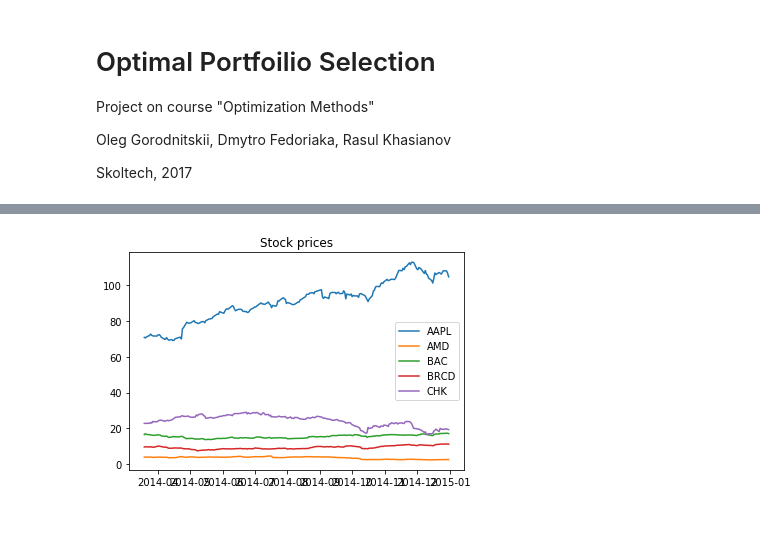
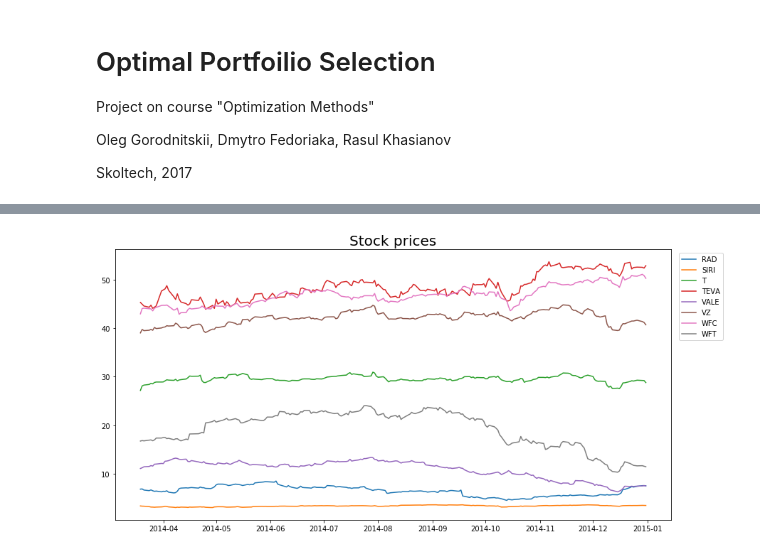
Before and after one commit to fedimser/MarkowitzPortfolio, a Jupyter notebook: code/Markovitz_new.ipynb, the cells around one changed output, grey strips where cells are left out. Cells and saved outputs as stored; diff of their text form; code cells hidden in the pictures; blank space fills up the shorter version.

```diff
--- a/code/Markovitz_new.ipynb
+++ b/code/Markovitz_new.ipynb
@@ -47,14 +68,15 @@ T = len(dates)
 # %%
 # Visualize some prices.
 
-seq_to_show = sequrity_ids[:5]
+plt.figure(figsize=(14,7))
+seq_to_show = sequrity_ids[-8:]
 
 for seq in seq_to_show:
     plt.plot(dates[-200:], data[seq][-200:], label = seq)
-plt.legend()
-plt.title("Stock prices")
+plt.legend( bbox_to_anchor=(1.1, 1))
+plt.title("Stock prices", fontsize=20)
 plt.show()
 # %% [output]
-[figure, old version]
+[figure, new version]
 # %%
 # Visualize covariation matrix.
```
Also changed, not shown: parts of 17 cells of this notebook.
